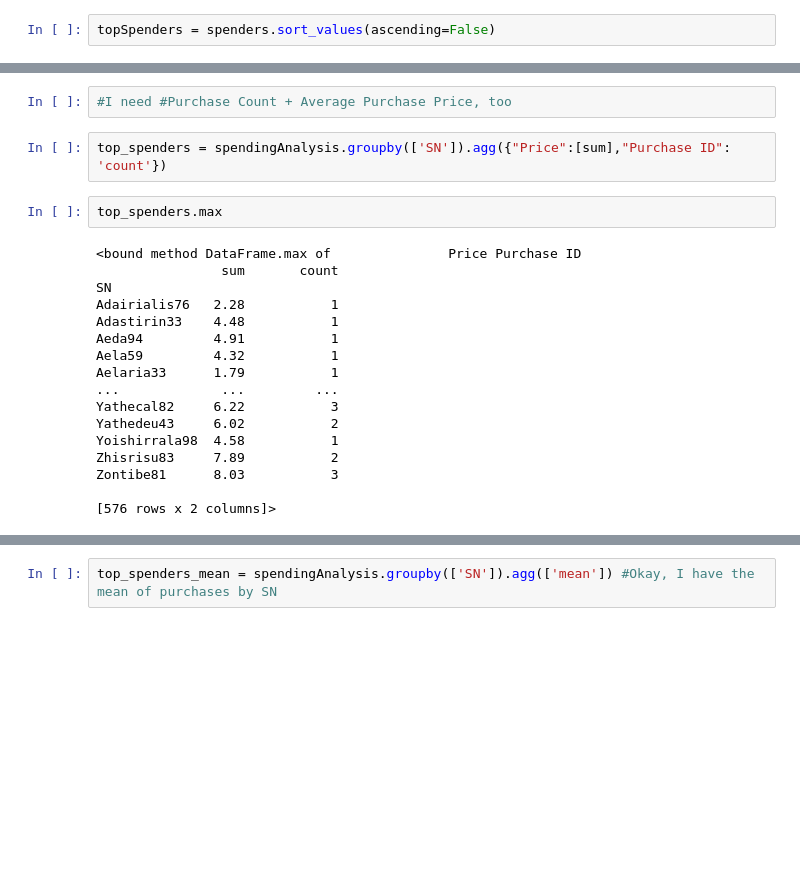
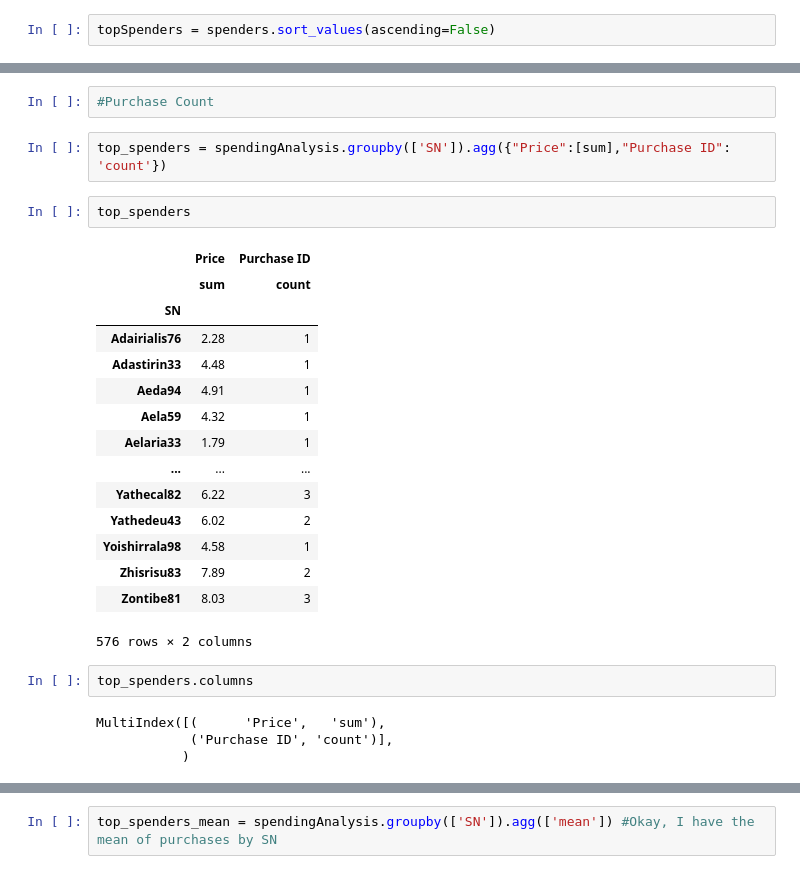
Before and after one commit to cmagnotta/pandas-challenge, a Jupyter notebook: pymoliheroes2.ipynb, the cells around one changed output, grey strips where cells are left out. Cells and saved outputs as stored; diff of their text form; blank space fills up the shorter version.

```diff
--- a/pymoliheroes2.ipynb
+++ b/pymoliheroes2.ipynb
@@ -487,23 +472,28 @@ Name: Price, dtype: float64
 # %%
-#I need #Purchase Count + Average Purchase Price, too
+#Purchase Count
 # %%
 top_spenders = spendingAnalysis.groupby(['SN']).agg({"Price":[sum],"Purchase ID": 'count'})
 # %%
-top_spenders.max
+top_spenders
 # %% [output]
+|  | Price | Purchase ID |
+|  | sum | count |
+| SN |  |  |
+| Adairialis76 | 2.28 | 1 |
+| Adastirin33 | 4.48 | 1 |
+| Aeda94 | 4.91 | 1 |
+| Aela59 | 4.32 | 1 |
+| Aelaria33 | 1.79 | 1 |
+| ... | ... | ... |
+| Yathecal82 | 6.22 | 3 |
+| Yathedeu43 | 6.02 | 2 |
+| Yoishirrala98 | 4.58 | 1 |
+| Zhisrisu83 | 7.89 | 2 |
+| Zontibe81 | 8.03 | 3 |
-<bound method DataFrame.max of               Price Purchase ID
-                sum       count
-SN
-Adairialis76   2.28           1
-Adastirin33    4.48           1
-Aeda94         4.91           1
-Aela59         4.32           1
-Aelaria33      1.79           1
-...             ...         ...
-Yathecal82     6.22           3
-Yathedeu43     6.02           2
-Yoishirrala98  4.58           1
-Zhisrisu83     7.89           2
-Zontibe81      8.03           3
-
-[576 rows x 2 columns]>
+576 rows × 2 columns
+# %%
+top_spenders.columns
+# %% [output]
+MultiIndex([(      'Price',   'sum'),
+            ('Purchase ID', 'count')],
+           )
```
Also changed, not shown: parts of 22 cells of this notebook.
